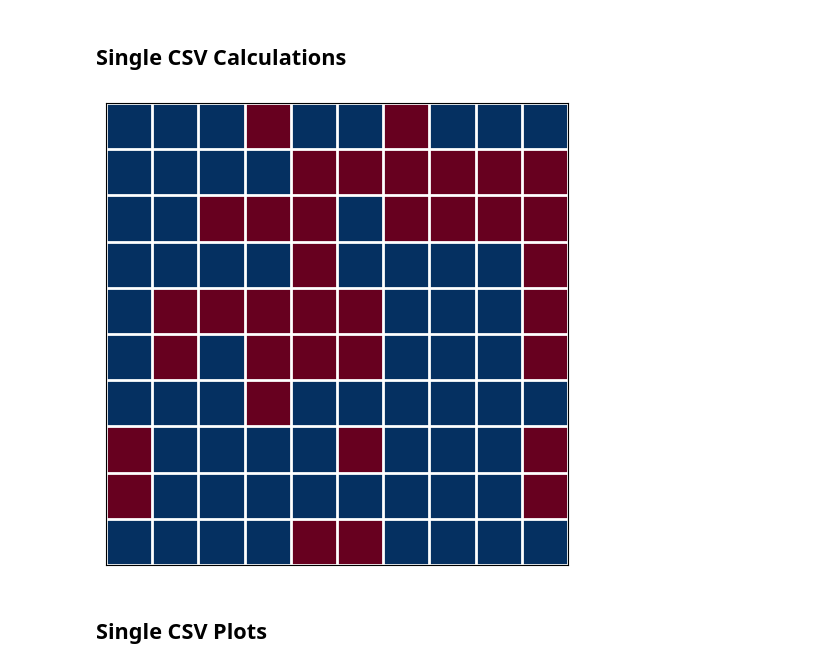
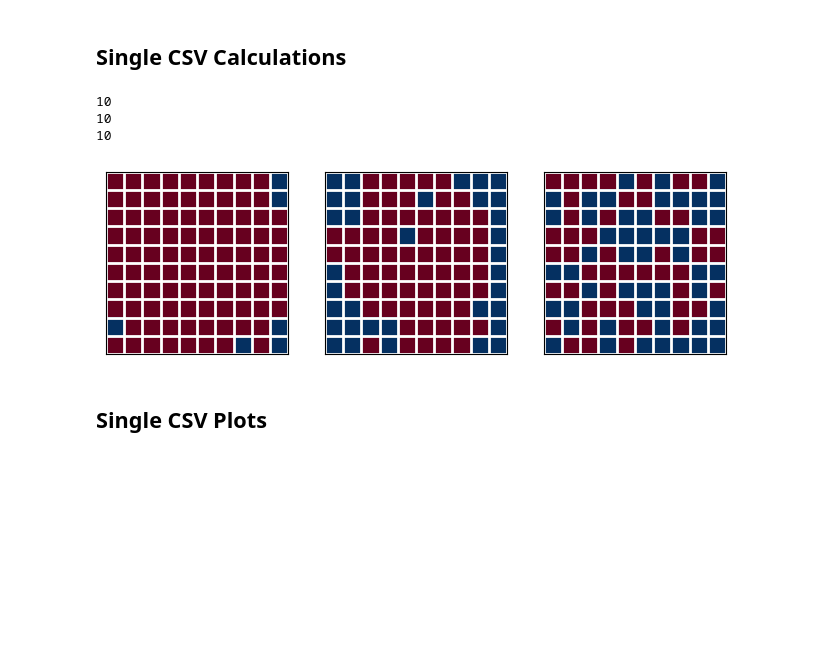
Before and after one commit to DarkLordProgrammer/ising, a Jupyter notebook: ising_plot_wyatt.ipynb, the cells around one changed output. Saved outputs shown, nothing was run; the diff lists cells and outputs as text; code cells hidden in the pictures; blank space fills up the shorter version.

Commit message:
with lattice diagram

```diff
--- a/ising_plot_wyatt.ipynb
+++ b/ising_plot_wyatt.ipynb
@@ -261,33 +254,44 @@ def get_ln_std(X_mean, X_std, use_asymetric_error=True):
         ln_X_std = X_std / X_mean  # Propagated error (necessarily symmetric)
     return ln_X_std
 # %%
-fig, ax = plt.subplots(1,1)
-ax.imshow(lattice_state, cmap='RdBu', interpolation='none', vmin=-1, vmax=1)
+lattice_indices = [0,2,1] #T<<T_c, T~T_c, T_c<<T
+lattice_states_for_plot = [lattice_states[i] for i in lattice_indices]
+fig, axs = plt.subplots(1,len(lattice_states_for_plot))
+if len(lattice_states_for_plot) == 1:
+    axs = [axs] #Make sure axs is always a list of axes
+for ax, lattice_state in zip(axs, lattice_states_for_plot):
+    N_lattice = lattice_state.shape[0]
+    print(N_lattice)
+    ax.imshow(lattice_state, cmap='RdBu', interpolation='none', vmin=-1, vmax=1)
 
-# Major ticks
-ax.set_xticks(np.arange(0, 10, 1),)
-ax.set_yticks(np.arange(0, 10, 1))
+    # Major ticks
+    ax.set_xticks(np.arange(0, N_lattice, 1),)
+    ax.set_yticks(np.arange(0, N_lattice, 1))
 
-# Labels for major ticks
-#ax.set_xticklabels(np.arange(1, 11, 1))
-#ax.set_yticklabels(np.arange(1, 11, 1))
+    # Labels for major ticks
+    #ax.set_xticklabels(np.arange(1, 11, 1))
+    #ax.set_yticklabels(np.arange(1, 11, 1))
 
-# Minor ticks
-ax.set_xticks(np.arange(-.5, 10, 1), minor=True)
-ax.set_yticks(np.arange(-.5, 10, 1), minor=True)
+    # Minor ticks
+    ax.set_xticks(np.arange(-.5, N_lattice, 1), minor=True)
+    ax.set_yticks(np.arange(-.5, N_lattice, 1), minor=True)
 
-# Gridlines based on minor ticks
-ax.grid(which='minor', color='w', linestyle='-', linewidth=2)
+    # Gridlines based on minor ticks
+    ax.grid(which='minor', color='w', linestyle='-', linewidth=2)
 
-# Remove minor ticks
-ax.tick_params(which='minor', bottom=False, left=False)
+    # Remove minor ticks
+    ax.tick_params(which='minor', bottom=False, left=False)
 
-#Remove major ticks
-ax.tick_params(which='major', bottom=False, left=False)
-#Remove tick labels
-ax.tick_params(labelbottom=False, labelleft=False)
+    #Remove major ticks
+    ax.tick_params(which='major', bottom=False, left=False)
+    #Remove tick labels
+    ax.tick_params(labelbottom=False, labelleft=False)
+    #ax.set_title(f"Trial {selected_trial+1}")
 # %% [output]
+10
+10
+10
-[figure, old version]
+[figure, new version]
 # %%
 def create_plot(X, X_symbol=r"?", X_name=r"???", X_c = None, X_c_symbol = None, Y_mean=None, Y_std=None, Y_symbol=r"?", Y_name=r"???", get_Y_analytic=None, log_plot = True, fitting_model=None, expected_crit_exp = 1.0, from_above=True):
     #Error handling
```
Also changed, not shown: parts of 6 cells of this notebook, 19 other files.
